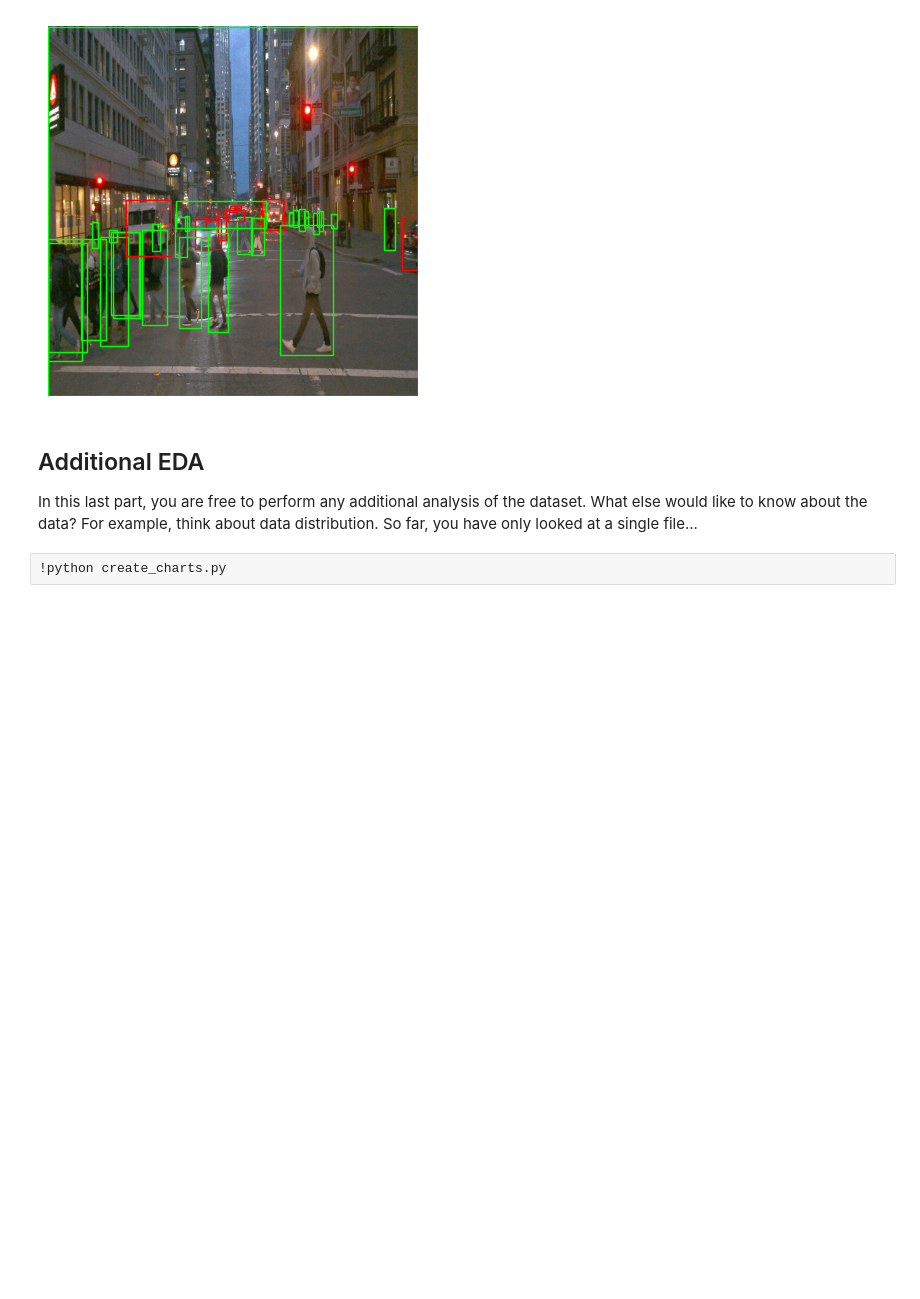
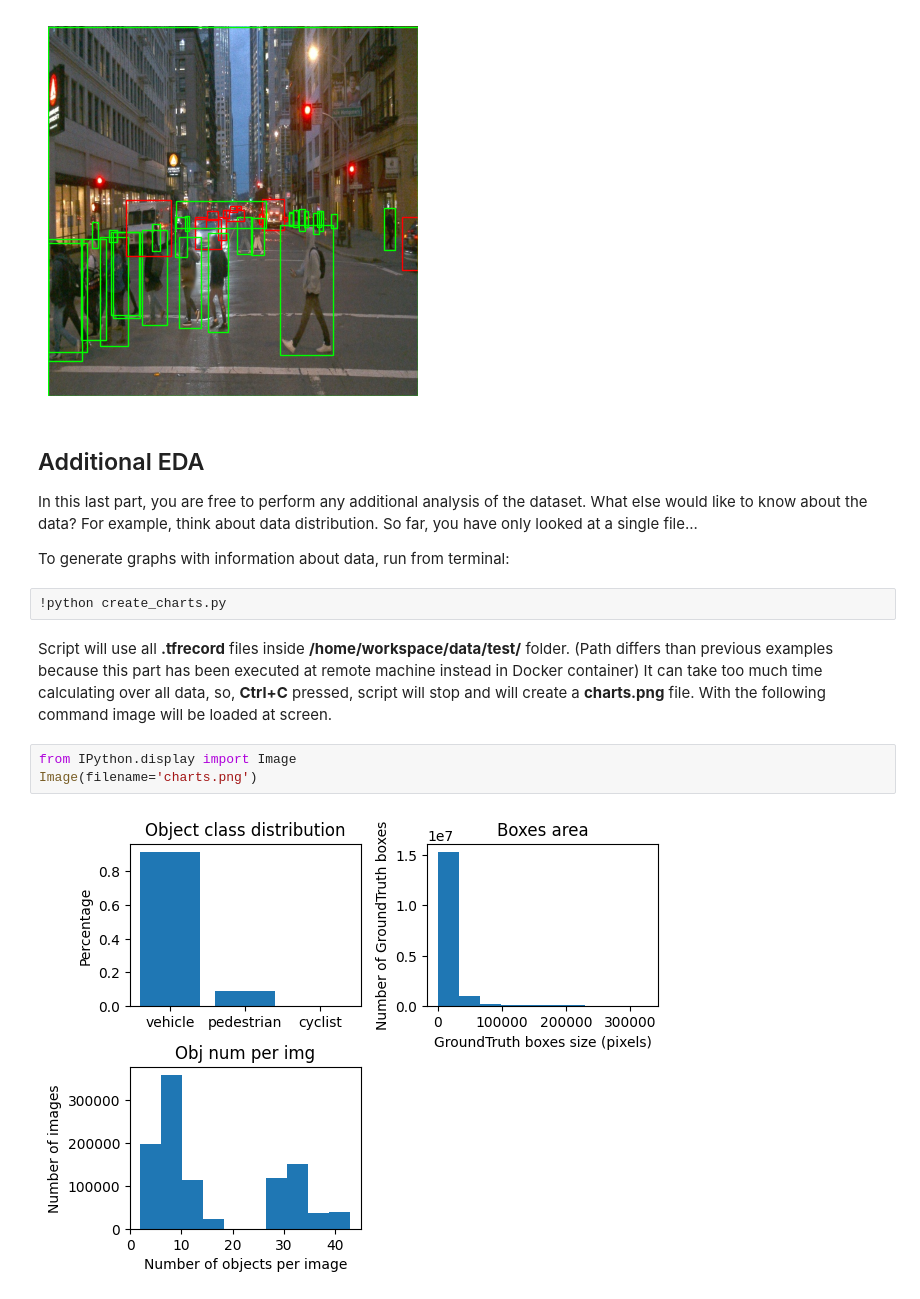
Before and after one commit to JonDML/nd013-c1-vision-starter, a Jupyter notebook: Exploratory Data Analysis.ipynb, the cells around one changed output. Saved outputs shown, nothing was run; the diff lists cells and outputs as text; blank space fills up the shorter version.

Commit message:
Add information in Additional EDA part

```diff
--- a/Exploratory Data Analysis.ipynb
+++ b/Exploratory Data Analysis.ipynb
@@ -142,5 +142,15 @@ plt.close()
 
 In this last part, you are free to perform any additional analysis of the dataset. What else would like to know about the data?
 For example, think about data distribution. So far, you have only looked at a single file...
+
+To generate graphs with information about data, run from terminal:
 # %%
 !python create_charts.py
+# %% [markdown]
+Script will use all **.tfrecord** files inside **/home/workspace/data/test/** folder. (Path differs than previous examples because this part has been executed at remote machine instead in Docker container) It can take too much time calculating over all data, so, **Ctrl+C** pressed, script will stop and will create a **charts.png** file.
+With the following command image will be loaded at screen.
+# %%
+from IPython.display import Image
+Image(filename='charts.png')
+# %% [output]
+[figure, added]
```
Also changed, not shown: parts of 1 cell of this notebook.
